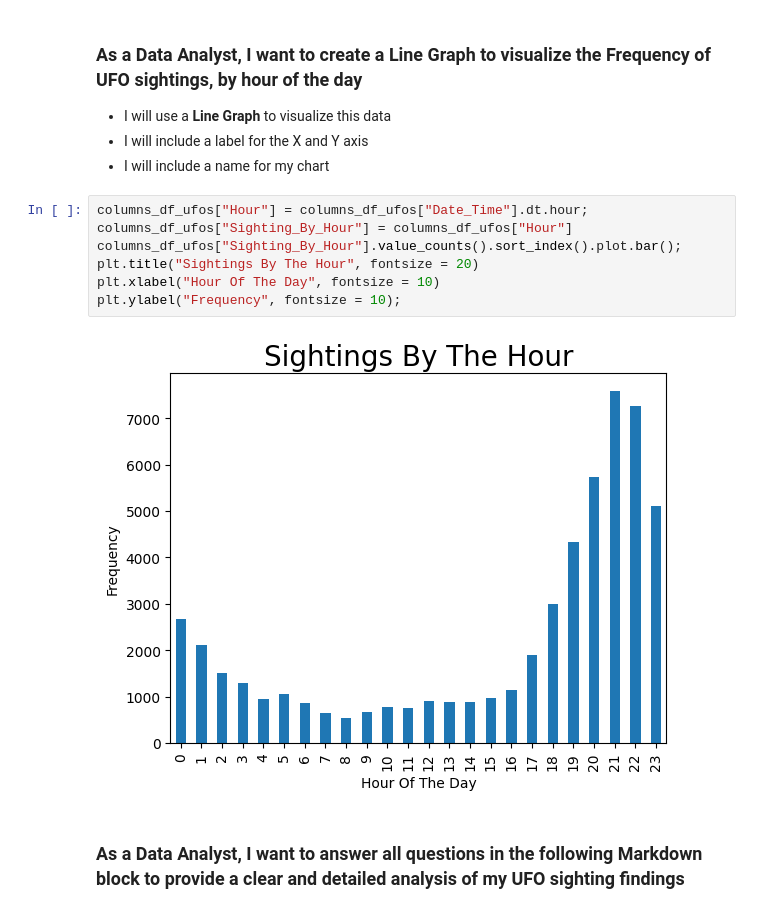
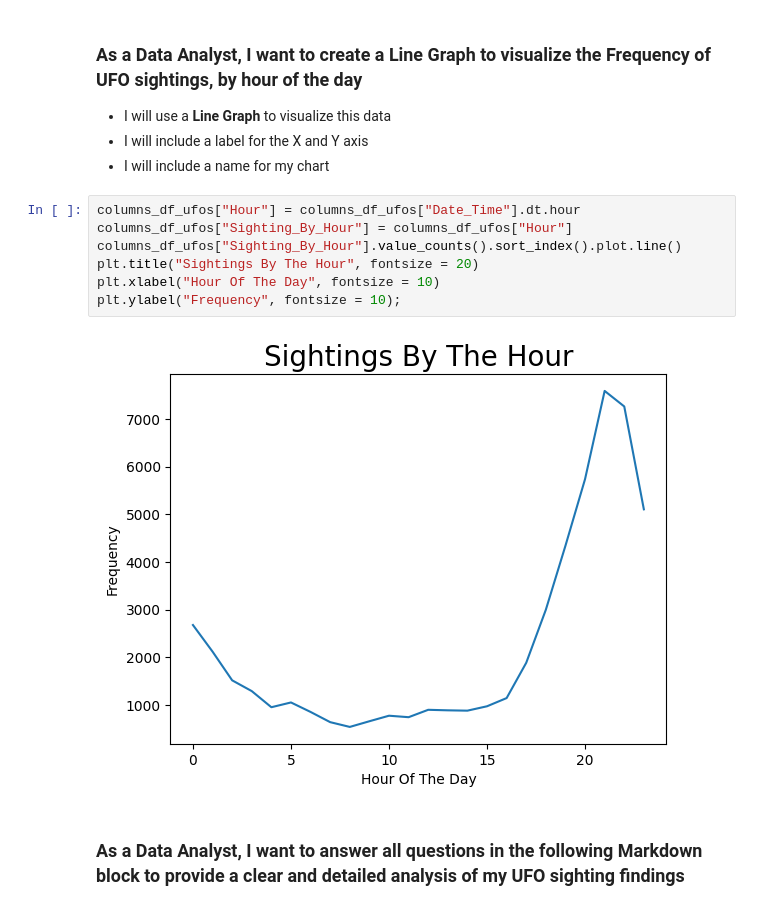
Before and after one commit to callred88/VisualData, a Jupyter notebook: Pandas_MatPlotLib_User_Stories.ipynb, the cells around one changed output. Drawn from its saved outputs; the diff is of its cells as text.

```diff
--- a/Pandas_MatPlotLib_User_Stories.ipynb
+++ b/Pandas_MatPlotLib_User_Stories.ipynb
@@ -105,14 +104,14 @@ plt.ylabel("Frequency", fontsize = 14);
 * I will include a label for the X and Y axis
 * I will include a name for my chart
 # %%
-columns_df_ufos["Hour"] = columns_df_ufos["Date_Time"].dt.hour;
+columns_df_ufos["Hour"] = columns_df_ufos["Date_Time"].dt.hour
 columns_df_ufos["Sighting_By_Hour"] = columns_df_ufos["Hour"]
-columns_df_ufos["Sighting_By_Hour"].value_counts().sort_index().plot.bar();
+columns_df_ufos["Sighting_By_Hour"].value_counts().sort_index().plot.line()
 plt.title("Sightings By The Hour", fontsize = 20)
 plt.xlabel("Hour Of The Day", fontsize = 10)
 plt.ylabel("Frequency", fontsize = 10);
 # %% [output]
-[figure, old version]
+[figure, new version]
 # %% [markdown]
 ### As a Data Analyst, I want to answer all questions in the following Markdown block to provide a **clear and detailed analysis of my UFO sighting findings**
 # %% [markdown]
```
Also changed, not shown: parts of 2 cells of this notebook.
